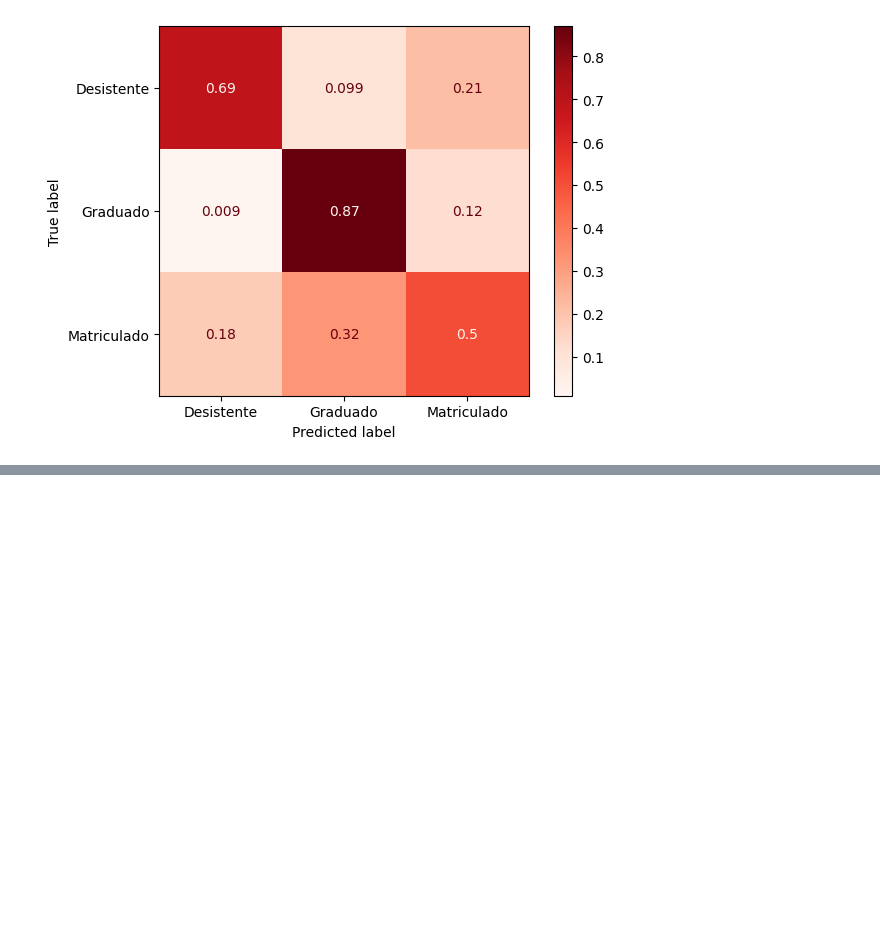
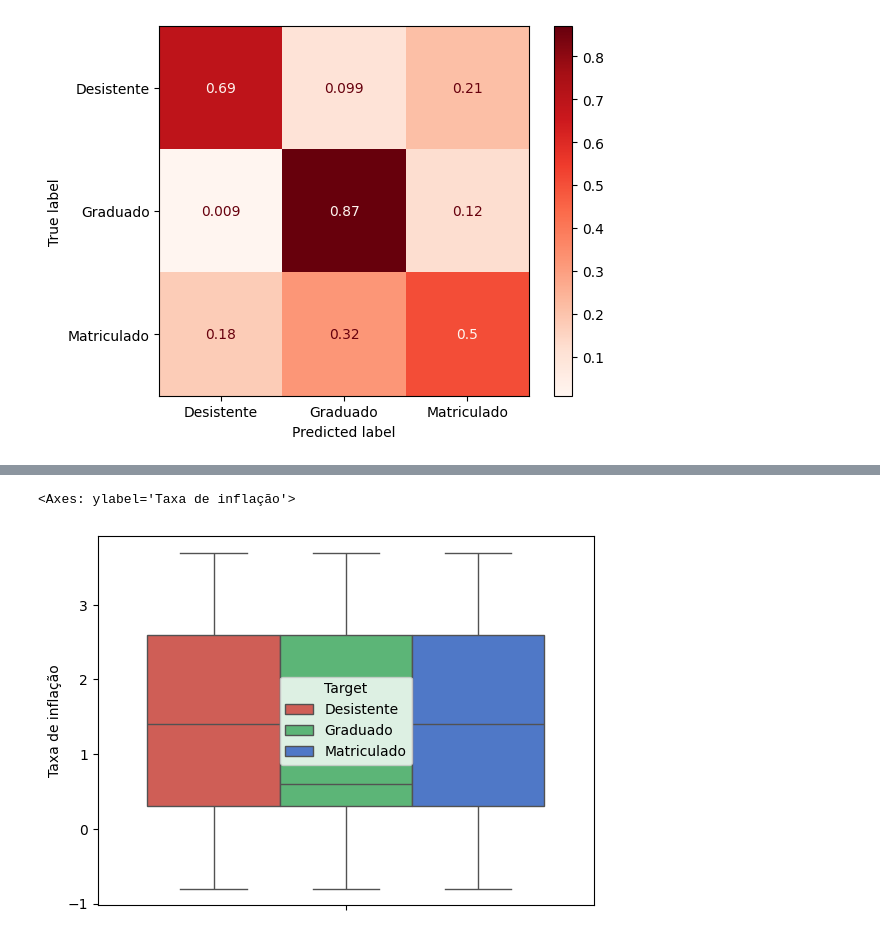
Before and after one commit to mhenriqueof/learn, a Jupyter notebook: alura/data_science/2-machine_learning-classification/3-multiclasse/2_evasao_estudantes.ipynb, the cells around one changed output, grey strips where cells are left out. Saved outputs shown, nothing was run; the diff lists cells and outputs as text; code cells hidden in the pictures; blank space fills up the shorter version.

```diff
--- a/alura/data_science/2-machine_learning-classification/3-multiclasse/2_evasao_estudantes.ipynb
+++ b/alura/data_science/2-machine_learning-classification/3-multiclasse/2_evasao_estudantes.ipynb
@@ -236,0 +277,5 @@ weighted avg       0.77      0.75      0.75       664
+# %%
+sns.boxplot(data, y='Taxa de inflação', hue='Target')
+# %% [output]
+<Axes: ylabel='Taxa de inflação'>
+[figure, added]
```
Also changed, not shown: parts of 21 cells of this notebook, 2 other files.
